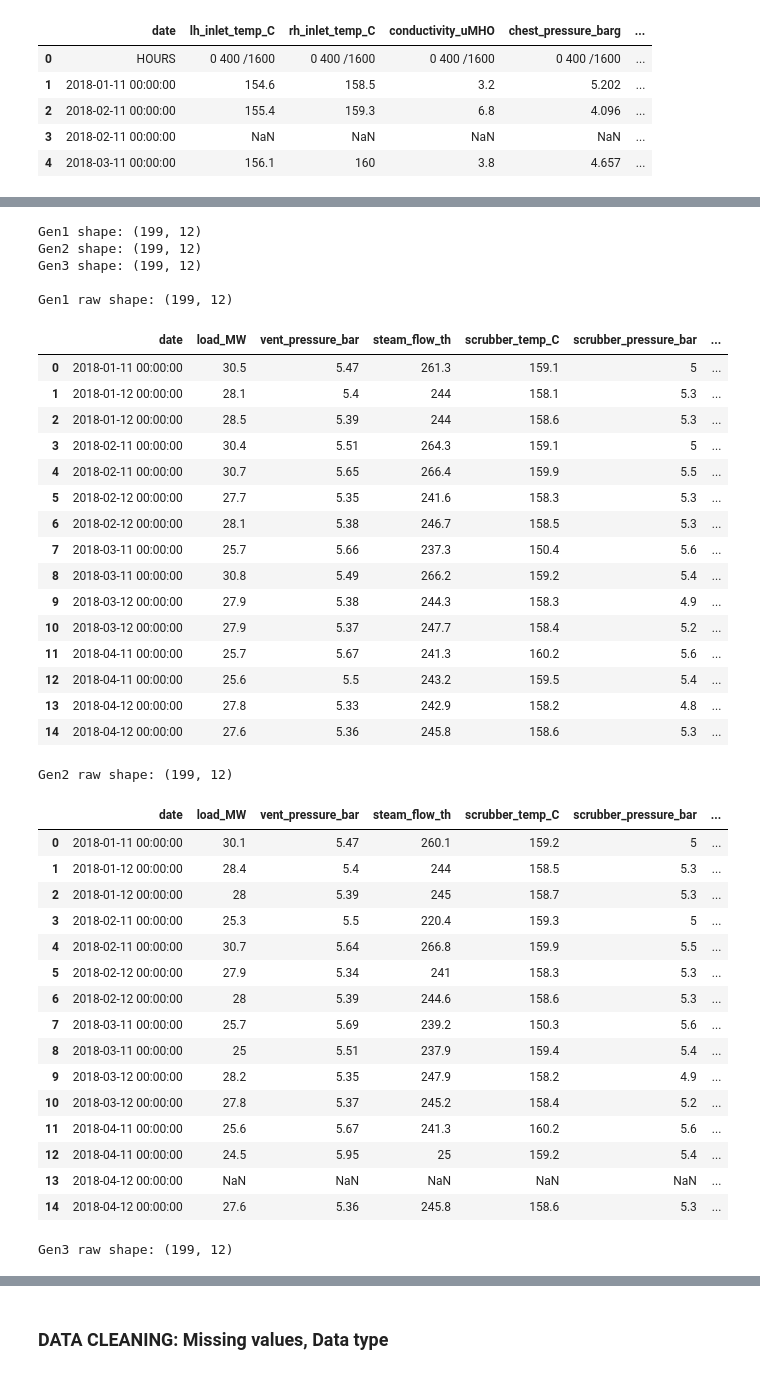
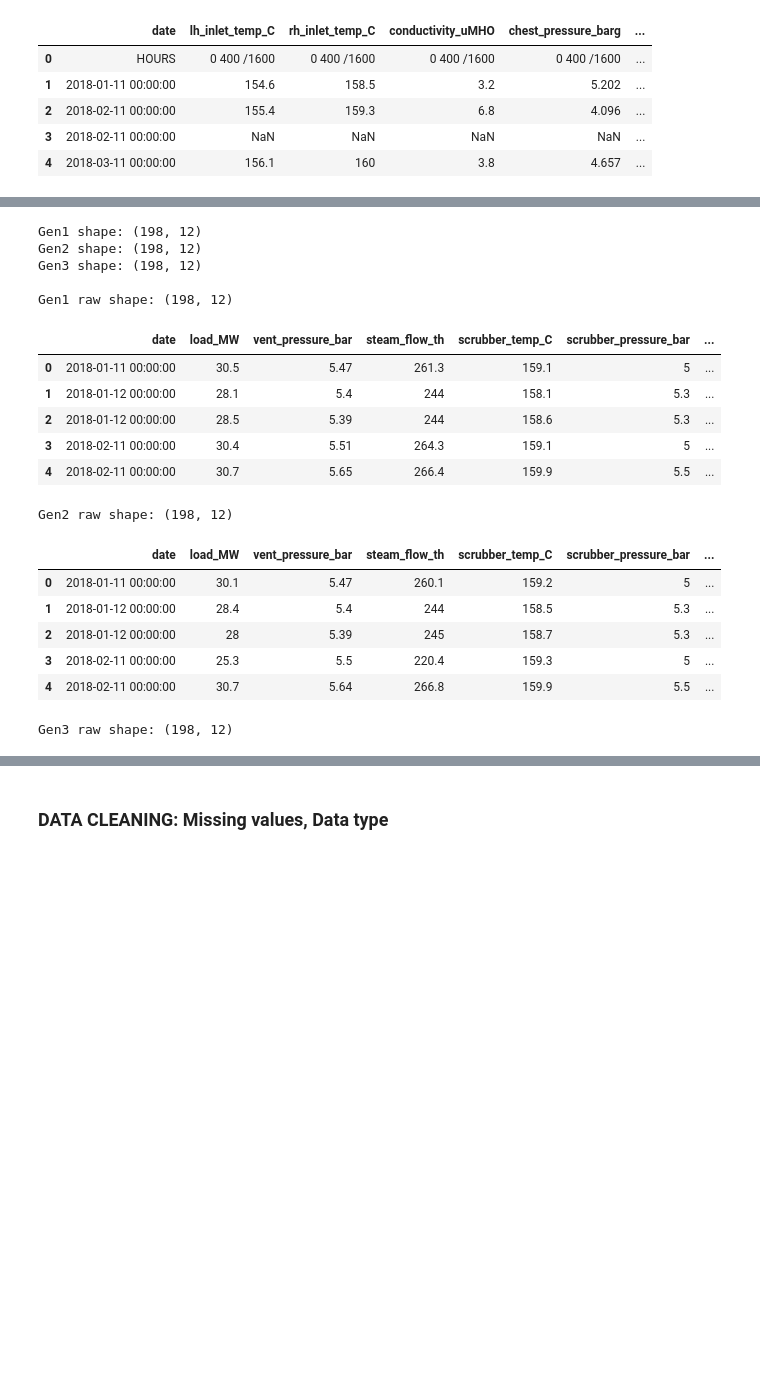
Before and after one commit to Darlene-13/double-flash-geothermal, a Jupyter notebook: notebooks/00_explanatory_data_analysis.ipynb, the cells around one changed output, grey strips where cells are left out. Drawn from its saved outputs; the diff is of its cells as text; code cells hidden in the pictures; blank space fills up the shorter version.

```diff
--- a/notebooks/00_explanatory_data_analysis.ipynb
+++ b/notebooks/00_explanatory_data_analysis.ipynb
@@ -313,68 +298,49 @@ gen1_turbine_raw = add_row_num(gen1_turbine_raw)
 gen2_turbine_raw = add_row_num(gen2_turbine_raw)
 gen3_turbine_raw = add_row_num(gen3_turbine_raw)
 
 # Now merge on BOTH date AND row_num — no more explosion
 gen1_raw = pd.merge(gen1_load_raw, gen1_turbine_raw, on=['date', 'row_num'], how='outer')
 gen2_raw = pd.merge(gen2_load_raw, gen2_turbine_raw, on=['date', 'row_num'], how='outer')
 gen3_raw = pd.merge(gen3_load_raw, gen3_turbine_raw, on=['date', 'row_num'], how='outer')
 
+
 # Drop the helper column
 gen1_raw = gen1_raw.drop(columns=['row_num'])
 gen2_raw = gen2_raw.drop(columns=['row_num'])
 gen3_raw = gen3_raw.drop(columns=['row_num'])
 
 print("Gen1 shape:", gen1_raw.shape)
 print("Gen2 shape:", gen2_raw.shape)
 print("Gen3 shape:", gen3_raw.shape)
 print()
 print("Gen1 raw shape:", gen1_raw.shape)
-display(gen1_raw.head(15))
+display(gen1_raw.head(5))
 print()
 print("Gen2 raw shape:", gen2_raw.shape)
-display(gen2_raw.head(15))
+display(gen2_raw.head(5))
 print()
 print("Gen3 raw shape:", gen3_raw.shape)
-display(gen3_raw.head(15))
+display(gen3_raw.head(5))
 # %% [output]
-Gen1 shape: (199, 12)
-Gen2 shape: (199, 12)
-Gen3 shape: (199, 12)
+Gen1 shape: (198, 12)
+Gen2 shape: (198, 12)
+Gen3 shape: (198, 12)
 
-Gen1 raw shape: (199, 12)
+Gen1 raw shape: (198, 12)
 |  | date | load_MW | vent_pressure_bar | steam_flow_th | scrubber_temp_C | scrubber_pressure_bar | ... |
 | 0 | 2018-01-11 00:00:00 | 30.5 | 5.47 | 261.3 | 159.1 | 5 | ... |
 | 1 | 2018-01-12 00:00:00 | 28.1 | 5.4 | 244 | 158.1 | 5.3 | ... |
 | 2 | 2018-01-12 00:00:00 | 28.5 | 5.39 | 244 | 158.6 | 5.3 | ... |
 | 3 | 2018-02-11 00:00:00 | 30.4 | 5.51 | 264.3 | 159.1 | 5 | ... |
 | 4 | 2018-02-11 00:00:00 | 30.7 | 5.65 | 266.4 | 159.9 | 5.5 | ... |
-| 5 | 2018-02-12 00:00:00 | 27.7 | 5.35 | 241.6 | 158.3 | 5.3 | ... |
-| 6 | 2018-02-12 00:00:00 | 28.1 | 5.38 | 246.7 | 158.5 | 5.3 | ... |
-| 7 | 2018-03-11 00:00:00 | 25.7 | 5.66 | 237.3 | 150.4 | 5.6 | ... |
-| 8 | 2018-03-11 00:00:00 | 30.8 | 5.49 | 266.2 | 159.2 | 5.4 | ... |
-| 9 | 2018-03-12 00:00:00 | 27.9 | 5.38 | 244.3 | 158.3 | 4.9 | ... |
-| 10 | 2018-03-12 00:00:00 | 27.9 | 5.37 | 247.7 | 158.4 | 5.2 | ... |
-| 11 | 2018-04-11 00:00:00 | 25.7 | 5.67 | 241.3 | 160.2 | 5.6 | ... |
-| 12 | 2018-04-11 00:00:00 | 25.6 | 5.5 | 243.2 | 159.5 | 5.4 | ... |
-| 13 | 2018-04-12 00:00:00 | 27.8 | 5.33 | 242.9 | 158.2 | 4.8 | ... |
-| 14 | 2018-04-12 00:00:00 | 27.6 | 5.36 | 245.8 | 158.6 | 5.3 | ... |
-Gen2 raw shape: (199, 12)
+Gen2 raw shape: (198, 12)
 |  | date | load_MW | vent_pressure_bar | steam_flow_th | scrubber_temp_C | scrubber_pressure_bar | ... |
 | 0 | 2018-01-11 00:00:00 | 30.1 | 5.47 | 260.1 | 159.2 | 5 | ... |
 | 1 | 2018-01-12 00:00:00 | 28.4 | 5.4 | 244 | 158.5 | 5.3 | ... |
 | 2 | 2018-01-12 00:00:00 | 28 | 5.39 | 245 | 158.7 | 5.3 | ... |
 | 3 | 2018-02-11 00:00:00 | 25.3 | 5.5 | 220.4 | 159.3 | 5 | ... |
 | 4 | 2018-02-11 00:00:00 | 30.7 | 5.64 | 266.8 | 159.9 | 5.5 | ... |
-| 5 | 2018-02-12 00:00:00 | 27.9 | 5.34 | 241 | 158.3 | 5.3 | ... |
-| 6 | 2018-02-12 00:00:00 | 28 | 5.39 | 244.6 | 158.6 | 5.3 | ... |
-| 7 | 2018-03-11 00:00:00 | 25.7 | 5.69 | 239.2 | 150.3 | 5.6 | ... |
-| 8 | 2018-03-11 00:00:00 | 25 | 5.51 | 237.9 | 159.4 | 5.4 | ... |
-| 9 | 2018-03-12 00:00:00 | 28.2 | 5.35 | 247.9 | 158.2 | 4.9 | ... |
-| 10 | 2018-03-12 00:00:00 | 27.8 | 5.37 | 245.2 | 158.4 | 5.2 | ... |
-| 11 | 2018-04-11 00:00:00 | 25.6 | 5.67 | 241.3 | 160.2 | 5.6 | ... |
-| 12 | 2018-04-11 00:00:00 | 24.5 | 5.95 | 25 | 159.2 | 5.4 | ... |
-| 13 | 2018-04-12 00:00:00 | NaN | NaN | NaN | NaN | NaN | ... |
-| 14 | 2018-04-12 00:00:00 | 27.6 | 5.36 | 245.8 | 158.6 | 5.3 | ... |
-Gen3 raw shape: (199, 12)
+Gen3 raw shape: (198, 12)
 |  | date | load_MW | vent_pressure_bar | steam_flow_th | scrubber_temp_C | scrubber_pressure_bar | ... |
 | 0 | 2018-01-11 00:00:00 | 30.3 | 5.46 | 263.6 | 159.1 | NaN | ... |
 | 1 | 2018-01-12 00:00:00 | 28.3 | 5.4 | 246 | 158.3 | 5.3 | ... |
```
Also changed, not shown: parts of 4 cells of this notebook.
